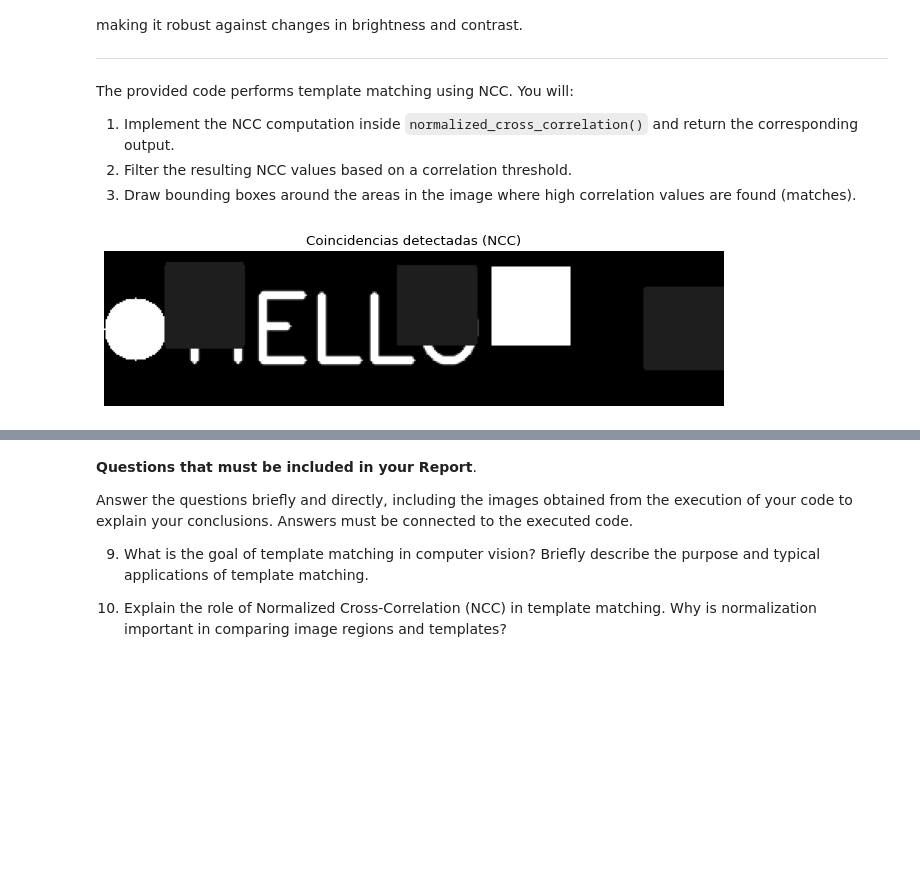
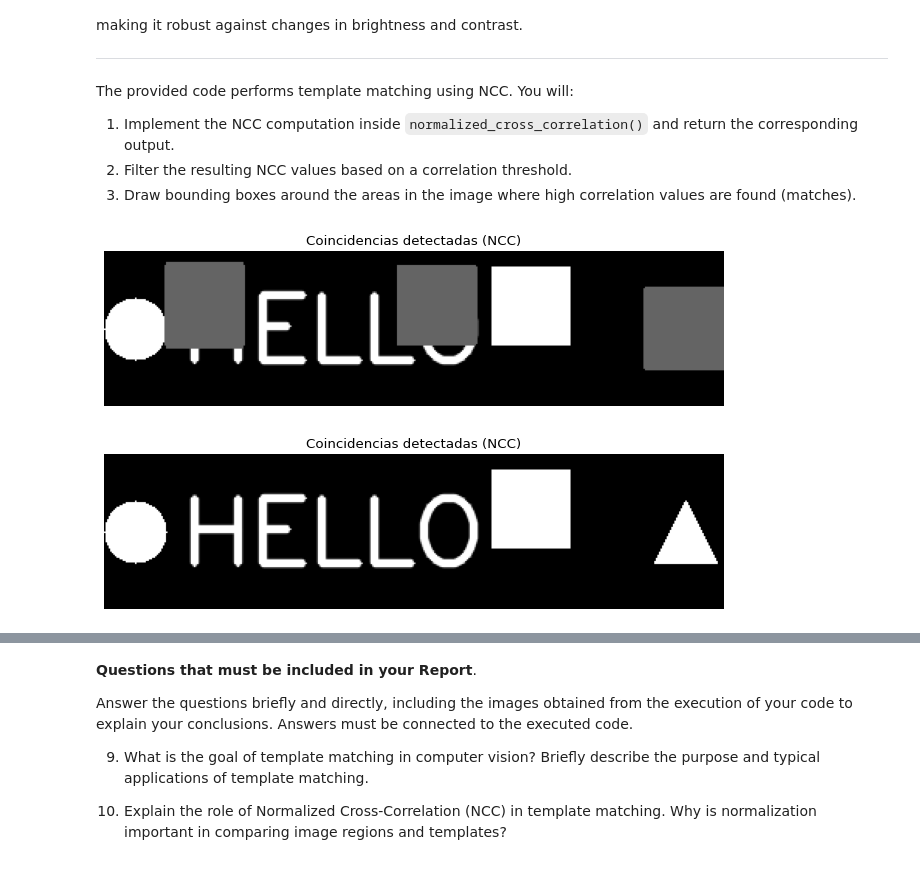
Before and after one commit to Pablo-H-H/Proyecto-1-Vision-Por-Computador, a Jupyter notebook: Project1.ipynb, the cells around one changed output, grey strips where cells are left out. Cells and saved outputs as stored; diff of their text form; code cells hidden in the pictures; blank space fills up the shorter version.

```diff
--- a/Project1.ipynb
+++ b/Project1.ipynb
@@ -574,4 +575,5 @@ import numpy as np
 # %%
+
 def draw_bounding_boxes(image, matches, template_shape):
     # Copy the image to draw on
     output_image = np.copy(image)
@@ -579,6 +581,6 @@ def draw_bounding_boxes(image, matches, template_shape):
 
     for _, (x, y) in matches:
         # Draw rectangle (bounding box)
-        output_image[x:x + tmpl_height, y:y + tmpl_width] = 30 # Change this gray level as needed.
+        output_image[x:x + tmpl_height, y:y + tmpl_width] = 100 # Change this gray level as needed.
 
     return output_image
@@ -617,14 +629,10 @@ def normalized_cross_correlation(image, template):
 
             mu_I = np.mean(region)
             sigma_I = np.std(region)
-
-
-
-            if sigma_I == 0:
+            if(sigma_I == 0 or sigma_T == 0):
                 ncc_value = 0
             else:
                 ncc_value = np.sum((region - mu_I) * template_centered) / (sigma_I * sigma_T) / (tmpl_height * tmpl_width)
-
 
             # Append the NCC value and coordinates to the results
             ncc_result.append((ncc_value, (i, j)))
@@ -653,6 +737,7 @@ def filter_results(ncc_result, threshold):
 # %%
 # Load image
 image = cv2.imread("images/template/template_example.png", 0)
+image = np.pad(image, 0)
 
 # Load templates
 files_path = ["images/template/template_Circle.png",
@@ -662,32 +747,41 @@ files_path = ["images/template/template_Circle.png",
               "images/template/template_O.png",
               "images/template/template_Square.png",
               "images/template/template_Triangle.png"]
+
 
 templates = load_templates(files_path)
 
 # Store matches
 all_matches = []
 
 # Set matching threshold
 threshold = 0.8
 
 # Perform template matching for each template
 for template, shape in templates:
   matches = normalized_cross_correlation(image, template)
   matches = filter_results(matches, threshold)
 
   all_matches.extend(matches)
 
+
 # # Draw bounding boxes around matches
 result_image = draw_bounding_boxes(image, all_matches, shape)
 
 # Display result image
 # Your code goes here!
 
 plt.figure(figsize=(10, 8), dpi=80)
 plt.imshow(cv2.cvtColor(result_image, cv2.COLOR_BGR2RGB))
 plt.title("Coincidencias detectadas (NCC)")
 plt.axis("off")
 plt.show()
+
+plt.figure(figsize=(10, 8), dpi=80)
+plt.imshow(cv2.cvtColor(image, cv2.COLOR_BGR2RGB))
+plt.title("Coincidencias detectadas (NCC)")
+plt.axis("off")
+plt.show()
 # %% [output]
-[figure, old version]
+[figure, new version]
+[figure, added]
```
Also changed, not shown: parts of 6 cells of this notebook.
